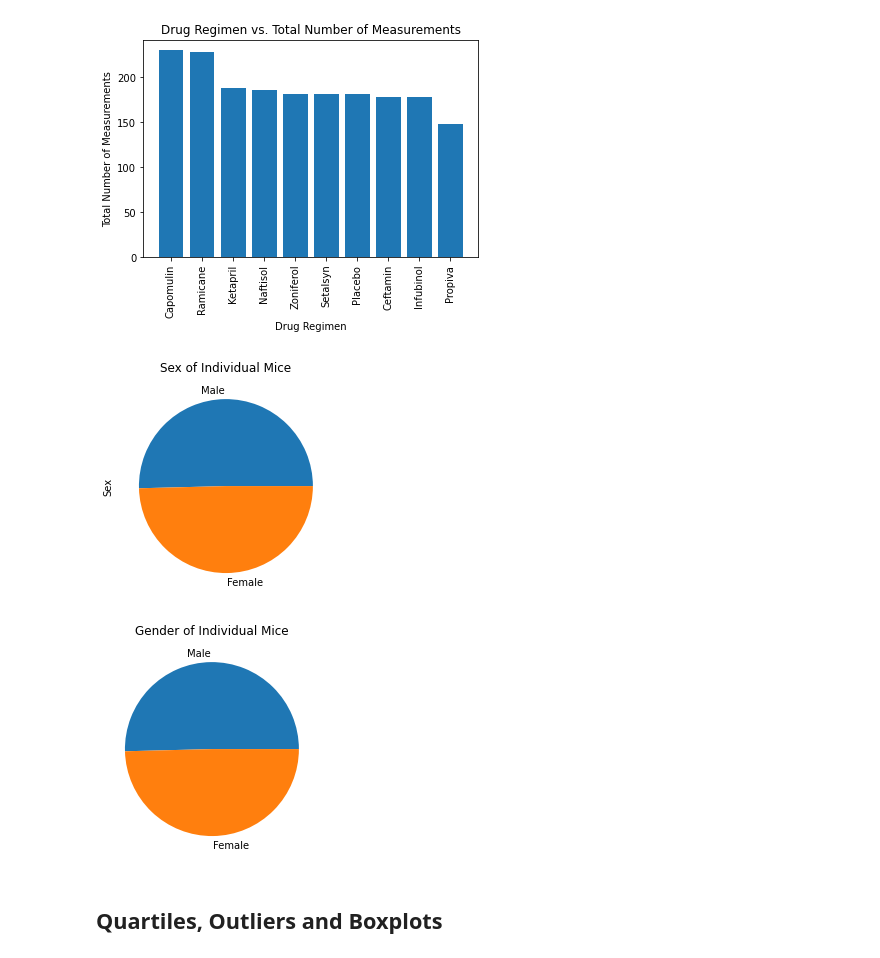
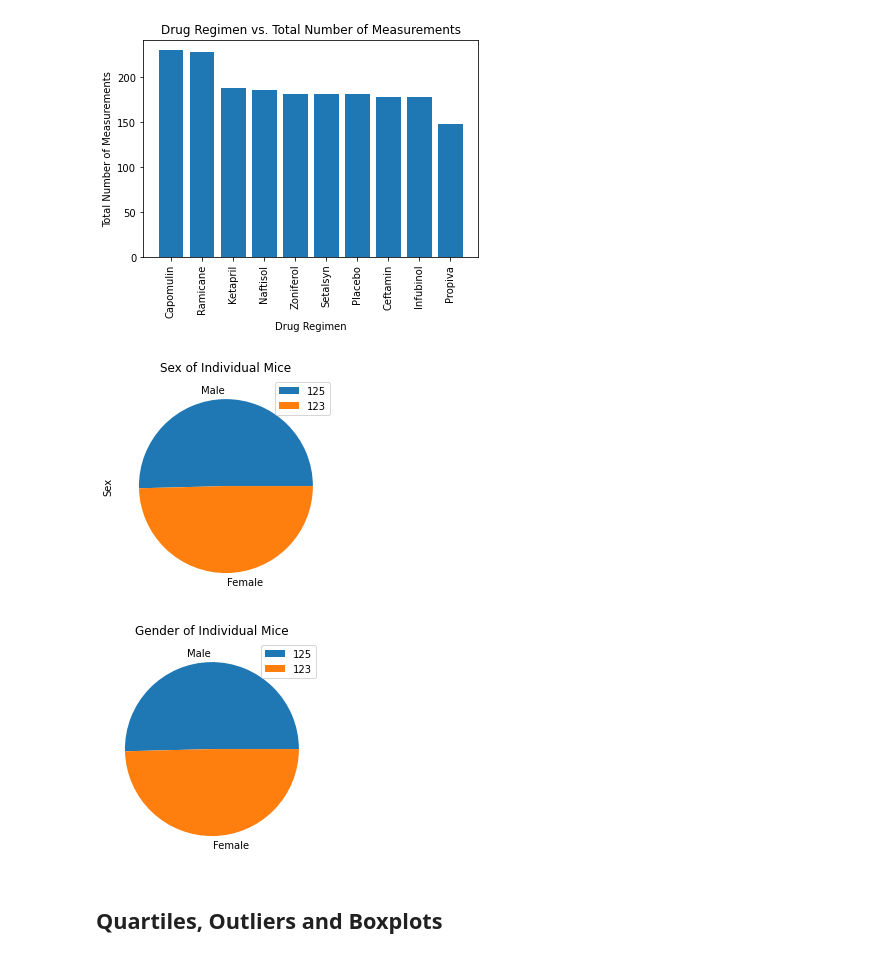
Before and after one commit to jconcha56429/matplotlib-challenge, a Jupyter notebook: Pymaceuticals/pymaceuticals_starter.ipynb, the cells around one changed output. Saved outputs shown, nothing was run; the diff lists cells and outputs as text; code cells hidden in the pictures.

```diff
--- a/Pymaceuticals/pymaceuticals_starter.ipynb
+++ b/Pymaceuticals/pymaceuticals_starter.ipynb
@@ -162,12 +170,13 @@ plt.show()
 # %%
 # Generate a pie plot showing the distribution of female versus male mice using pandas
 unique_mice = cleandata_df.drop_duplicates(['Mouse ID'])
 sex_mice = unique_mice['Sex'].value_counts()
 sex_mice.plot(kind='pie')
+plt.legend(sex_mice)
 plt.title('Sex of Individual Mice')
 plt.show()
 # %% [output]
-[figure, old version]
+[figure, new version]
 # %%
 # Generate a pie plot showing the distribution of female versus male mice using pyplot
 # genderpie = merge2.groupby('Sex')['Sex'].agg(['count'])
@@ -175,9 +184,10 @@ plt.show()
 gender =['Male','Female']
 plt.pie(sex_mice,labels = gender)
 plt.title('Gender of Individual Mice')
+plt.legend(sex_mice)
 plt.show()
 # %% [output]
-[figure, old version]
+[figure, new version]
 # %% [markdown]
 ## Quartiles, Outliers and Boxplots
 # %%
```
Also changed, not shown: parts of 5 cells of this notebook, 1 other file.
